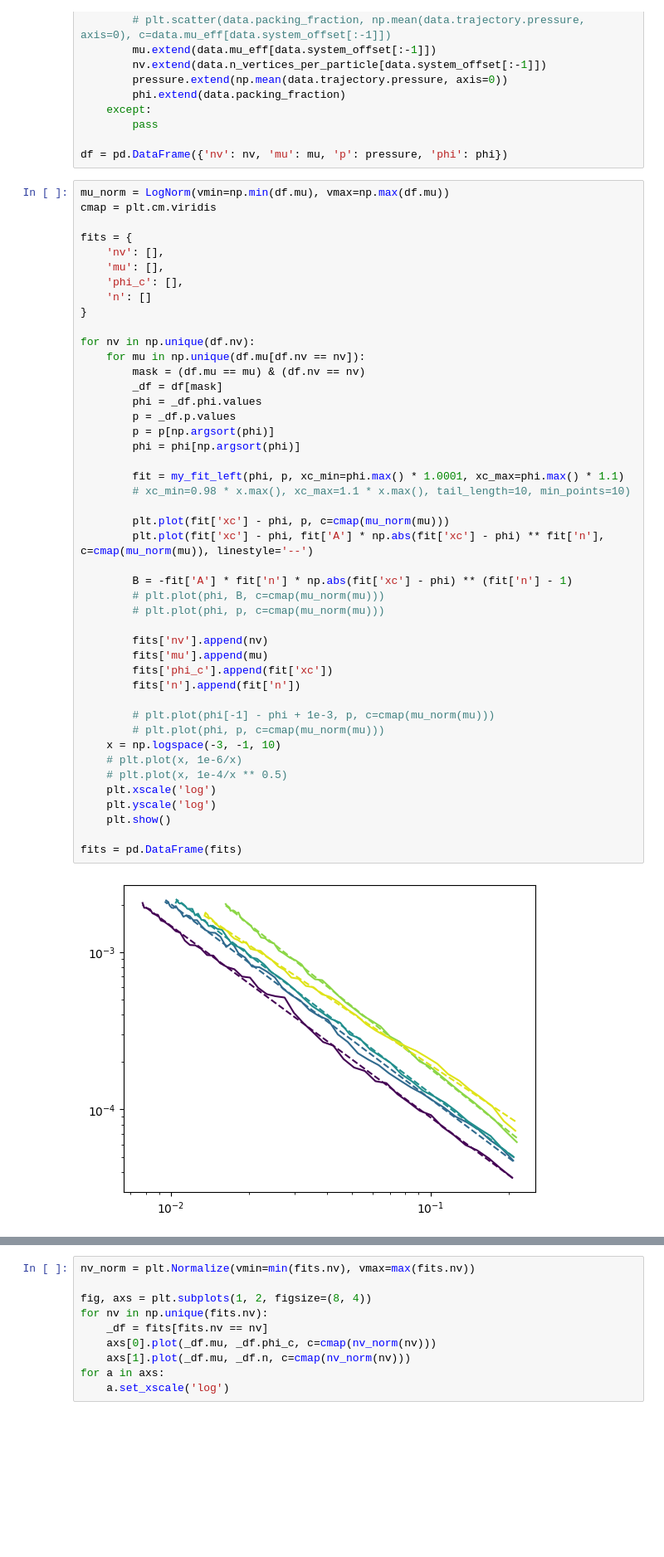
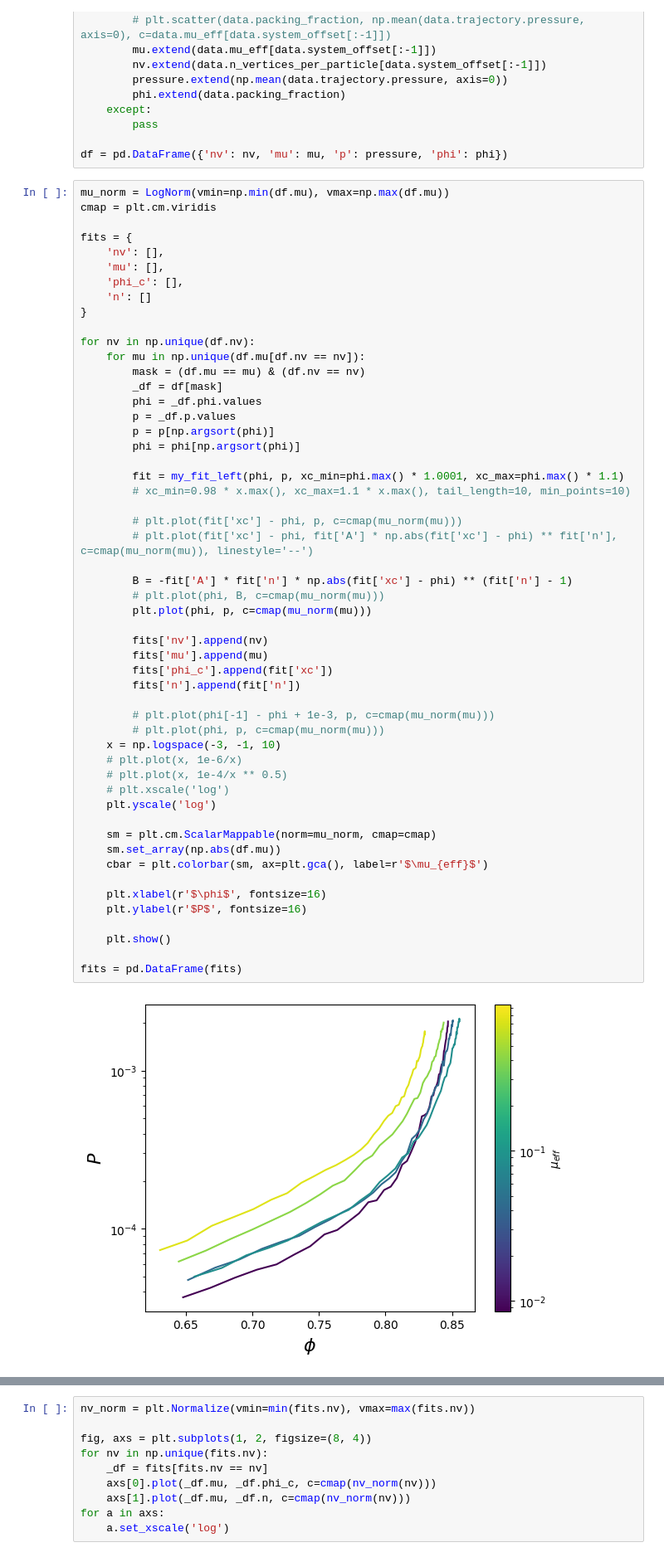
Before and after one commit to mmccraw98/notebooks-fall-25, a Jupyter notebook: 11/effective-potential-bulk-modulus/pressure.ipynb, the cells around one changed output, grey strips where cells are left out. Shown at 83% size. Cells and saved outputs as stored; diff of their text form; blank space fills up the shorter version.

```diff
--- a/11/effective-potential-bulk-modulus/pressure.ipynb
+++ b/11/effective-potential-bulk-modulus/pressure.ipynb
@@ -92,35 +92,43 @@ for nv in np.unique(df.nv):
     for mu in np.unique(df.mu[df.nv == nv]):
         mask = (df.mu == mu) & (df.nv == nv)
         _df = df[mask]
         phi = _df.phi.values
         p = _df.p.values
         p = p[np.argsort(phi)]
         phi = phi[np.argsort(phi)]
 
         fit = my_fit_left(phi, p, xc_min=phi.max() * 1.0001, xc_max=phi.max() * 1.1)
         # xc_min=0.98 * x.max(), xc_max=1.1 * x.max(), tail_length=10, min_points=10)
 
-        plt.plot(fit['xc'] - phi, p, c=cmap(mu_norm(mu)))
-        plt.plot(fit['xc'] - phi, fit['A'] * np.abs(fit['xc'] - phi) ** fit['n'], c=cmap(mu_norm(mu)), linestyle='--')
+        # plt.plot(fit['xc'] - phi, p, c=cmap(mu_norm(mu)))
+        # plt.plot(fit['xc'] - phi, fit['A'] * np.abs(fit['xc'] - phi) ** fit['n'], c=cmap(mu_norm(mu)), linestyle='--')
 
         B = -fit['A'] * fit['n'] * np.abs(fit['xc'] - phi) ** (fit['n'] - 1)
         # plt.plot(phi, B, c=cmap(mu_norm(mu)))
-        # plt.plot(phi, p, c=cmap(mu_norm(mu)))
+        plt.plot(phi, p, c=cmap(mu_norm(mu)))
 
         fits['nv'].append(nv)
         fits['mu'].append(mu)
         fits['phi_c'].append(fit['xc'])
         fits['n'].append(fit['n'])
 
         # plt.plot(phi[-1] - phi + 1e-3, p, c=cmap(mu_norm(mu)))
         # plt.plot(phi, p, c=cmap(mu_norm(mu)))
     x = np.logspace(-3, -1, 10)
     # plt.plot(x, 1e-6/x)
     # plt.plot(x, 1e-4/x ** 0.5)
-    plt.xscale('log')
+    # plt.xscale('log')
     plt.yscale('log')
+
+    sm = plt.cm.ScalarMappable(norm=mu_norm, cmap=cmap)
+    sm.set_array(np.abs(df.mu))
+    cbar = plt.colorbar(sm, ax=plt.gca(), label=r'$\mu_{eff}$')
+
+    plt.xlabel(r'$\phi$', fontsize=16)
+    plt.ylabel(r'$P$', fontsize=16)
+
     plt.show()
 
 fits = pd.DataFrame(fits)
 # %% [output]
-[figure, old version]
+[figure, new version]
```
Also changed, not shown: parts of 1 cell of this notebook, 47 other files.
